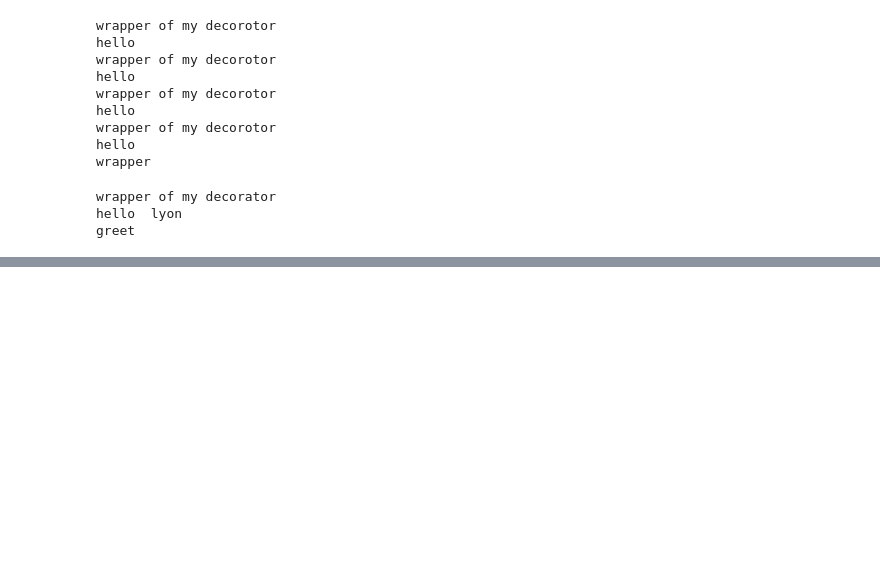
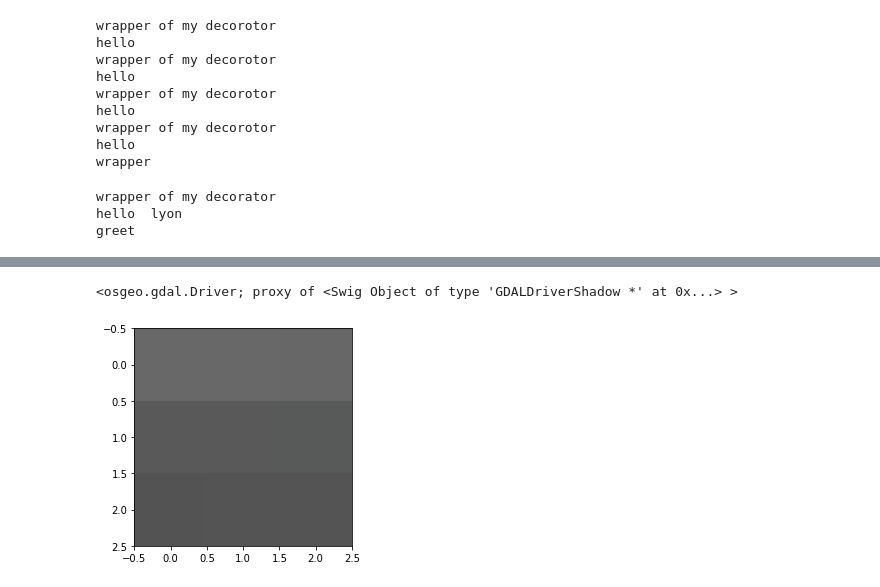
Before and after one commit to gjingbaby/myCode, a Jupyter notebook: jupyter_space.ipynb, the cells around one changed output, grey strips where cells are left out. Saved outputs shown, nothing was run; the diff lists cells and outputs as text; code cells hidden in the pictures; blank space fills up the shorter version.

```diff
--- a/jupyter_space.ipynb
+++ b/jupyter_space.ipynb
@@ -642,0 +875,46 @@ greet
+# %%
+# rigster driver
+from osgeo import gdal,ogr
+
+driver = gdal.GetDriverByName('GTiff')
+# return the order of driver in the driver list(0,218)
+driver.Register()
+# %% [output]
+<osgeo.gdal.Driver; proxy of <Swig Object of type 'GDALDriverShadow *' at 0x...> >
+# %%
+#check basic info of grid
+from osgeo import  gdal
+import numpy as np
+import matplotlib.pyplot as plt
+
+dataset = gdal.Open(r'D:\yyktest\yyk10cmyyk.tif')
+# check attr of dataset
+dataset_func = dir(dataset)
+# 获取栅格描述信息
+desc = dataset.GetDescription
+# 获取栅格波段数
+raster_count = dataset.RasterCount
+# 获取栅格宽度
+width = dataset.RasterXSize
+# 获取栅格高度
+height = dataset.RasterYSize
+# 获取栅格6参数
+trans_form = dataset.GetGeoTransform()
+#获取栅格投影信息
+proj = dataset.GetProjection()
+#获取栅格元信息
+metadata = dataset.GetMetadata()
+
+# 获取第一波段句柄
+band = dataset.GetRasterBand(1)
+# 获取第一波段宽高
+band_x = band.XSize
+band_y = band.YSize
+data_type = band.DataType
+
+# 获取nodata，最大值，最小值
+nodata = band.GetNoDataValue()
+max_value = band.GetMaximum()
+min_value = band.GetMinimum()
+# %% [output]
+[figure, added]
```
Also changed, not shown: parts of 20 cells of this notebook.
